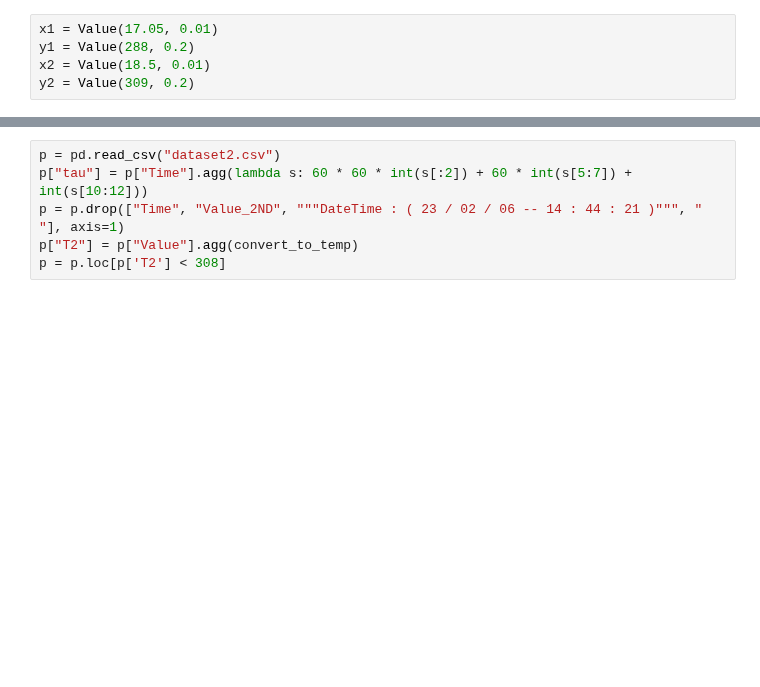
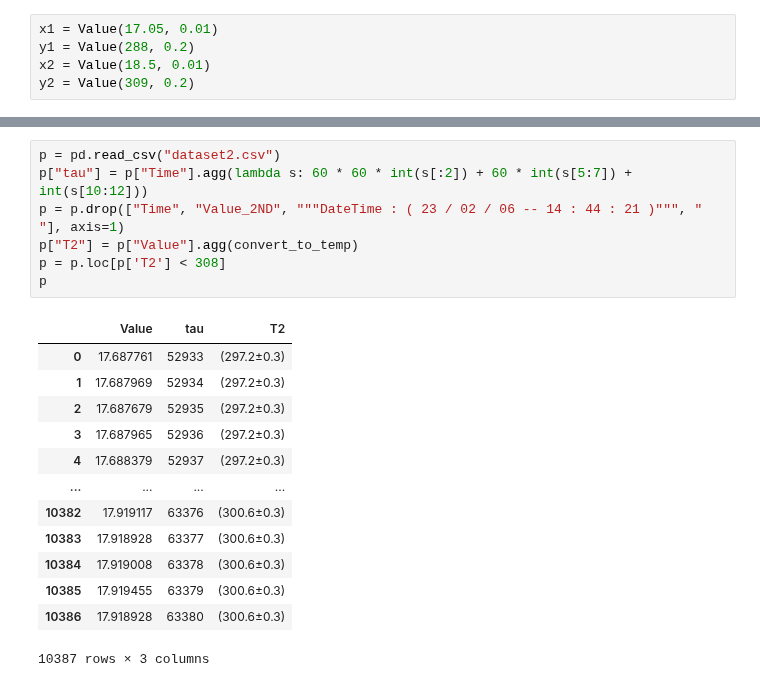
Before and after one commit to skolkovo-bba/labs3, a Jupyter notebook: 2.1.4/lab214.ipynb, the cells around one changed output, grey strips where cells are left out. Cells and saved outputs as stored; diff of their text form; blank space fills up the shorter version.

```diff
--- a/2.1.4/lab214.ipynb
+++ b/2.1.4/lab214.ipynb
@@ -20,6 +35,21 @@ m["T1"] = m["Value"].agg(convert_to_temp)
 # %%
 p = pd.read_csv("dataset2.csv")
 p["tau"] = p["Time"].agg(lambda s: 60 * 60 * int(s[:2]) + 60 * int(s[5:7]) + int(s[10:12]))
 p = p.drop(["Time", "Value_2ND", """DateTime : ( 23 / 02 / 06 -- 14 : 44 : 21 )""", " "], axis=1)
 p["T2"] = p["Value"].agg(convert_to_temp)
 p = p.loc[p['T2'] < 308]
+p
+# %% [output]
+|  | Value | tau | T2 |
+| 0 | 17.687761 | 52933 | (297.2±0.3) |
+| 1 | 17.687969 | 52934 | (297.2±0.3) |
+| 2 | 17.687679 | 52935 | (297.2±0.3) |
+| 3 | 17.687965 | 52936 | (297.2±0.3) |
+| 4 | 17.688379 | 52937 | (297.2±0.3) |
+| ... | ... | ... | ... |
+| 10382 | 17.919117 | 63376 | (300.6±0.3) |
+| 10383 | 17.918928 | 63377 | (300.6±0.3) |
+| 10384 | 17.919008 | 63378 | (300.6±0.3) |
+| 10385 | 17.919455 | 63379 | (300.6±0.3) |
+| 10386 | 17.918928 | 63380 | (300.6±0.3) |
+10387 rows × 3 columns
```
Also changed, not shown: parts of 4 cells of this notebook.
